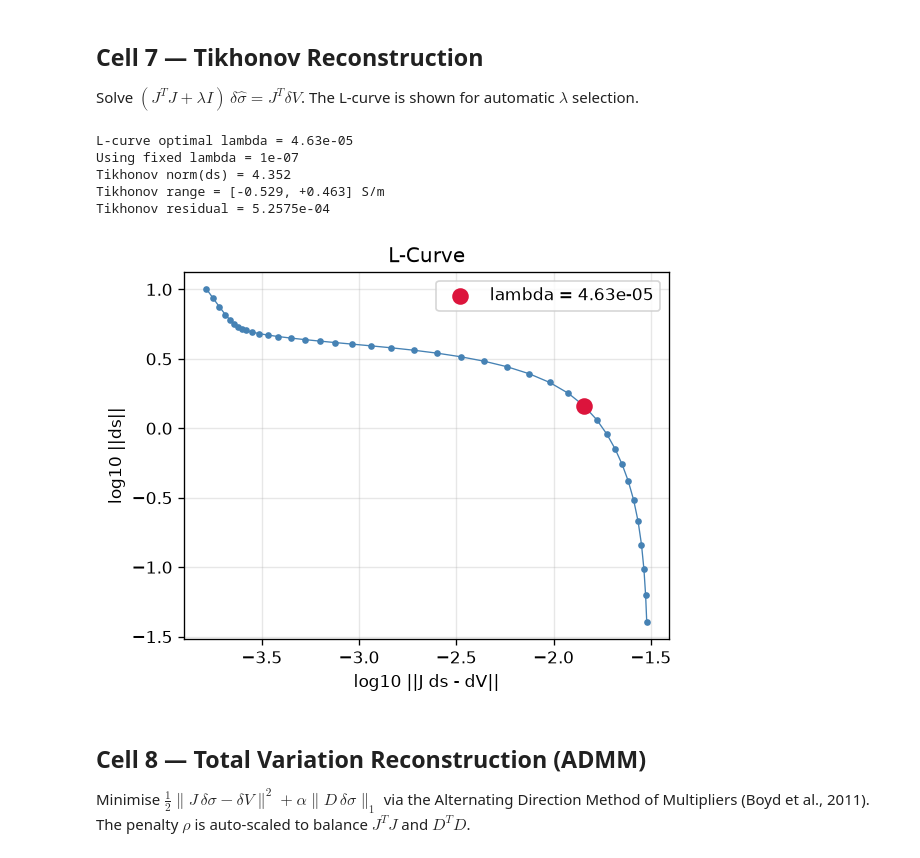
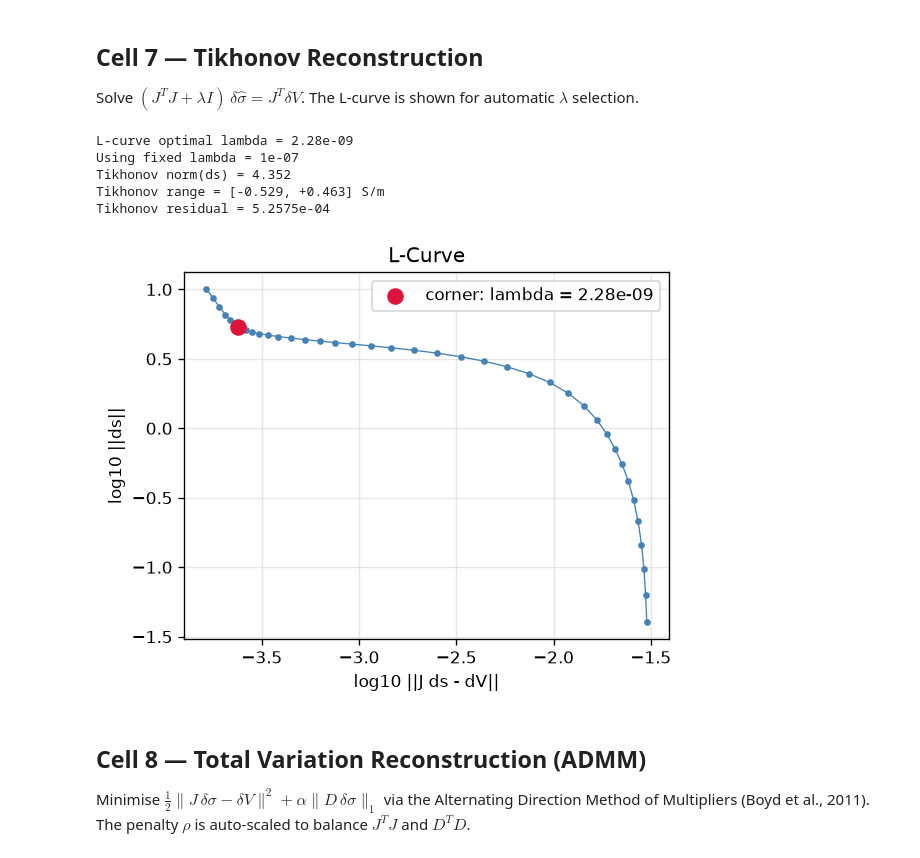
Before and after one commit to abdgafartunde/eit-reconstruction-toolkit, a Jupyter notebook: examples/01_reconstruction_demo.ipynb, the cells around one changed output. Saved outputs shown, nothing was run; the diff lists cells and outputs as text; code cells hidden in the pictures.

```diff
--- a/examples/01_reconstruction_demo.ipynb
+++ b/examples/01_reconstruction_demo.ipynb
@@ -173,33 +173,34 @@ The L-curve is shown for automatic $\lambda$ selection.
 # %%
 # L-curve for reference
 lam_opt, residuals, sol_norms = choose_lambda(J, dV_noisy, n_points=40)
 print(f"L-curve optimal lambda = {lam_opt:.2e}")
 print(f"Using fixed lambda = {LAMBDA_TIK:.0e}")
 
 ds_tik = tikhonov_solve(J, dV_noisy, lambda_=LAMBDA_TIK)
 sigma_tik = sigma_ref + ds_tik
 print(f"Tikhonov norm(ds) = {np.linalg.norm(ds_tik):.3f}")
 print(f"Tikhonov range = [{ds_tik.min():+.3f}, {ds_tik.max():+.3f}] S/m")
 print(f"Tikhonov residual = {np.linalg.norm(J @ ds_tik - dV_noisy):.4e}")
 
 # L-curve plot
 fig, ax = plt.subplots(figsize=(5, 4))
 ax.plot(residuals, sol_norms, "o-", markersize=3, linewidth=0.8, color="steelblue")
-idx = np.argmax(np.abs(np.diff(np.diff(residuals)))) + 1
-ax.scatter(residuals[idx], sol_norms[idx], s=80, color="crimson", zorder=5,
-           label=f"lambda = {lam_opt:.2e}")
+# Mark the corner returned by choose_lambda (recomputed at lam_opt)
+ds_opt = tikhonov_solve(J, dV_noisy, lambda_=lam_opt)
+ax.scatter(np.log10(np.linalg.norm(J @ ds_opt - dV_noisy)), np.log10(np.linalg.norm(ds_opt)),
+           s=80, color="crimson", zorder=5, label=f"corner: lambda = {lam_opt:.2e}")
 ax.set_xlabel("log10 ||J ds - dV||")
 ax.set_ylabel("log10 ||ds||")
 ax.legend(); ax.grid(True, alpha=0.3)
 ax.set_title("L-Curve")
 fig.tight_layout(); plt.show()
 # %% [output]
-L-curve optimal lambda = 4.63e-05
+L-curve optimal lambda = 2.28e-09
 Using fixed lambda = 1e-07
 Tikhonov norm(ds) = 4.352
 Tikhonov range = [-0.529, +0.463] S/m
 Tikhonov residual = 5.2575e-04
-[figure, old version]
+[figure, new version]
 # %% [markdown]
 ## Cell 8 — Total Variation Reconstruction (ADMM)
 
```
Also changed, not shown: 3 other files.
